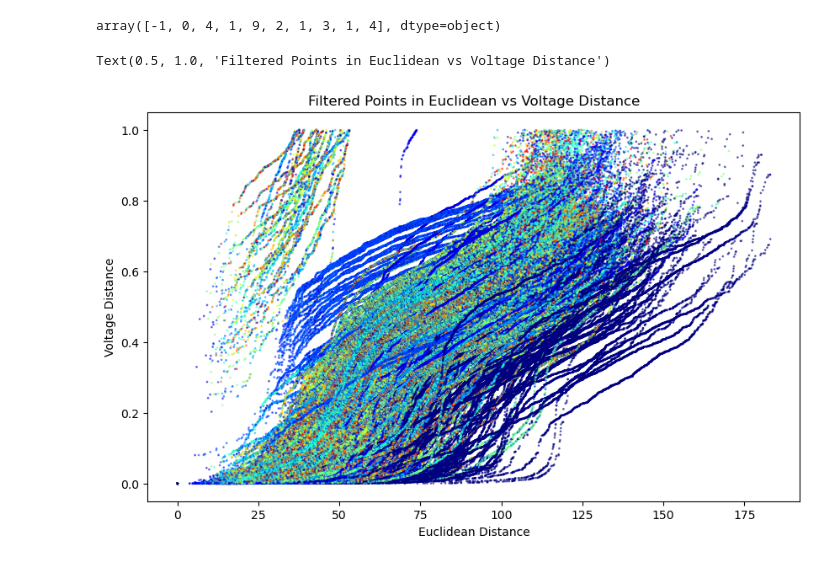
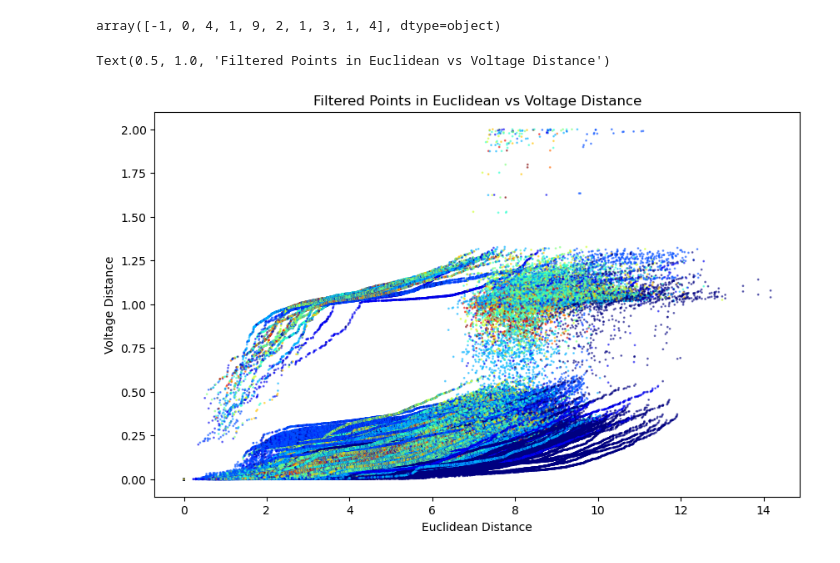
Before and after one commit to IceGawd/VoltageDimentionalReduction, a Jupyter notebook: notebooks/Analyze Metrics.ipynb, the cells around one changed output. Drawn from its saved outputs; the diff is of its cells as text; code cells hidden in the pictures.

```diff
--- a/notebooks/Analyze Metrics.ipynb
+++ b/notebooks/Analyze Metrics.ipynb
@@ -49,10 +43,11 @@ index
 
 
 
-DEflat = Deuclid.flatten()
+DEflat = Deuc.flatten()
 DEflat = np.nan_to_num(DEflat, nan=0.0, neginf=0.0, posinf=0.0)
 DVflat = Dvolt.flatten()
 DVflat = np.nan_to_num(DVflat, nan=0.0, neginf=0.0, posinf=0.0)
 # %%
+DEflat = DEflat/1e6
 plt.hist(DEflat, bins=100, alpha=0.5, label='Euclidean');
 # %% [output]
@@ -85,17 +80,17 @@ for i in range(y.shape[0]):
 np.min(diff_matrix), np.max(diff_matrix), np.mean(diff_matrix)
 C=diff_matrix.flatten()
 # %%
-mask = (DEflat < 200) & (DVflat < 1.0)
+mask = (DEflat < 200) & (DVflat < 2.0)
 # Get indices
 indices = np.where(mask)[0]
 plt.figure(figsize=(10, 6))
 plt.scatter(DEflat[indices], DVflat[indices], s=1, alpha=0.5, c=C[indices], label='Filtered Points',cmap='jet');
 plt.xlabel('Euclidean Distance')
 plt.ylabel('Voltage Distance')
 plt.title('Filtered Points in Euclidean vs Voltage Distance')
 # %% [output]
 Text(0.5, 1.0, 'Filtered Points in Euclidean vs Voltage Distance')
-[figure, old version]
+[figure, new version]
 # %%
 V=voltages_so_far.flatten()
 plt.hist(max_voltage,bins=100);
```
Also changed, not shown: parts of 9 cells of this notebook, 9 other files.
